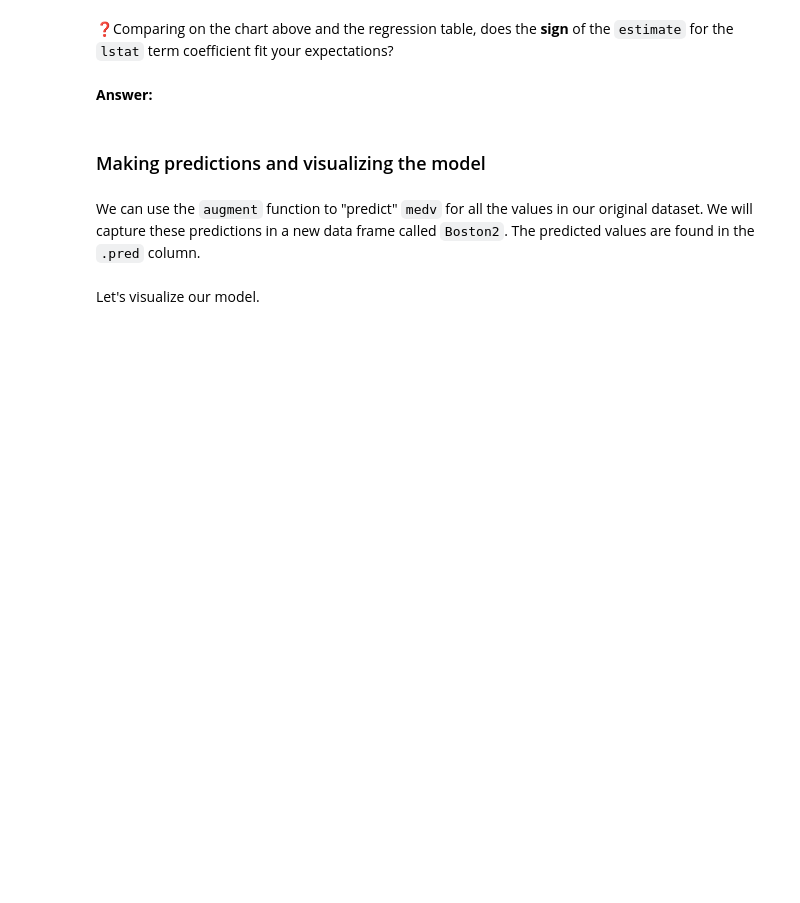
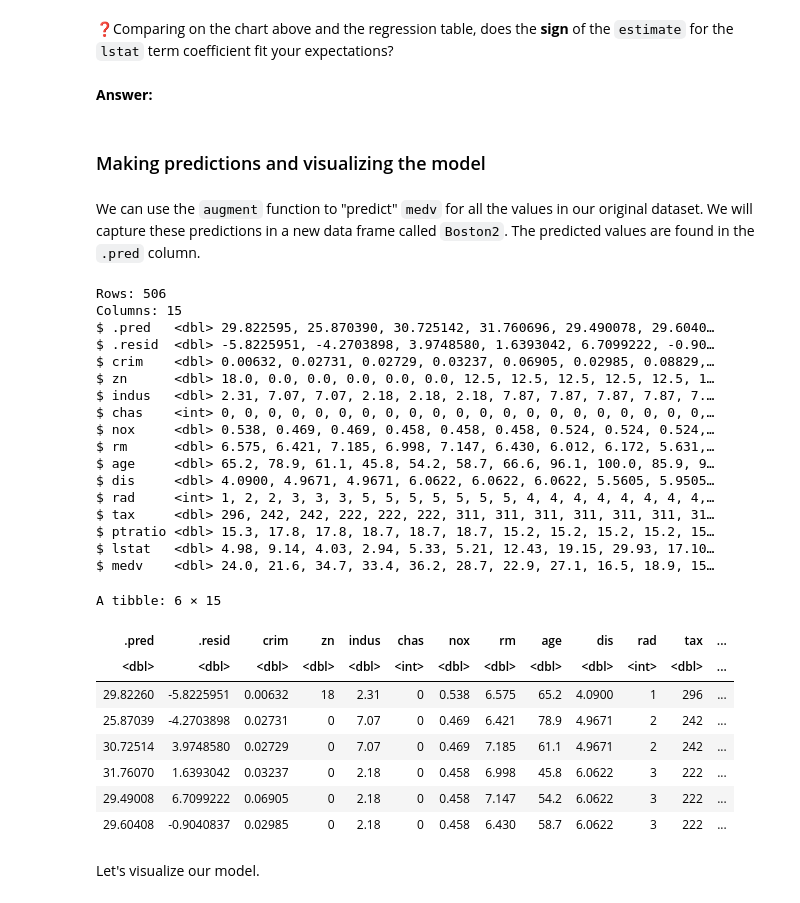
Before and after one commit to UNC-DATA-730/unit-3-assignment-dlee002, a Jupyter notebook: assignment3.ipynb, the cells around one changed output. Drawn from its saved outputs; the diff is of its cells as text; code cells hidden in the pictures; blank space fills up the shorter version.

```diff
--- a/assignment3.ipynb
+++ b/assignment3.ipynb
@@ -95,7 +135,36 @@ We can use the `augment` function to "predict" `medv` for all the values in our
 # %%
 Boston2 = augment(mod_fit, Boston)
 
 glimpse(Boston2)
+
+Boston2 |> head()
+# %% [output]
+Rows: 506
+Columns: 15
+$ .pred   <dbl> 29.822595, 25.870390, 30.725142, 31.760696, 29.490078, 29.6040…
+$ .resid  <dbl> -5.8225951, -4.2703898, 3.9748580, 1.6393042, 6.7099222, -0.90…
+$ crim    <dbl> 0.00632, 0.02731, 0.02729, 0.03237, 0.06905, 0.02985, 0.08829,…
+$ zn      <dbl> 18.0, 0.0, 0.0, 0.0, 0.0, 0.0, 12.5, 12.5, 12.5, 12.5, 12.5, 1…
+$ indus   <dbl> 2.31, 7.07, 7.07, 2.18, 2.18, 2.18, 7.87, 7.87, 7.87, 7.87, 7.…
+$ chas    <int> 0, 0, 0, 0, 0, 0, 0, 0, 0, 0, 0, 0, 0, 0, 0, 0, 0, 0, 0, 0, 0,…
+$ nox     <dbl> 0.538, 0.469, 0.469, 0.458, 0.458, 0.458, 0.524, 0.524, 0.524,…
+$ rm      <dbl> 6.575, 6.421, 7.185, 6.998, 7.147, 6.430, 6.012, 6.172, 5.631,…
+$ age     <dbl> 65.2, 78.9, 61.1, 45.8, 54.2, 58.7, 66.6, 96.1, 100.0, 85.9, 9…
+$ dis     <dbl> 4.0900, 4.9671, 4.9671, 6.0622, 6.0622, 6.0622, 5.5605, 5.9505…
+$ rad     <int> 1, 2, 2, 3, 3, 3, 5, 5, 5, 5, 5, 5, 5, 4, 4, 4, 4, 4, 4, 4, 4,…
+$ tax     <dbl> 296, 242, 242, 222, 222, 222, 311, 311, 311, 311, 311, 311, 31…
+$ ptratio <dbl> 15.3, 17.8, 17.8, 18.7, 18.7, 18.7, 15.2, 15.2, 15.2, 15.2, 15…
+$ lstat   <dbl> 4.98, 9.14, 4.03, 2.94, 5.33, 5.21, 12.43, 19.15, 29.93, 17.10…
+$ medv    <dbl> 24.0, 21.6, 34.7, 33.4, 36.2, 28.7, 22.9, 27.1, 16.5, 18.9, 15…
+A tibble: 6 × 15
+| .pred | .resid | crim | zn | indus | chas | nox | rm | age | dis | rad | tax | ... |
+| <dbl> | <dbl> | <dbl> | <dbl> | <dbl> | <int> | <dbl> | <dbl> | <dbl> | <dbl> | <int> | <dbl> | ... |
+| 29.82260 | -5.8225951 | 0.00632 | 18 | 2.31 | 0 | 0.538 | 6.575 | 65.2 | 4.0900 | 1 | 296 | ... |
+| 25.87039 | -4.2703898 | 0.02731 | 0 | 7.07 | 0 | 0.469 | 6.421 | 78.9 | 4.9671 | 2 | 242 | ... |
+| 30.72514 | 3.9748580 | 0.02729 | 0 | 7.07 | 0 | 0.469 | 7.185 | 61.1 | 4.9671 | 2 | 242 | ... |
+| 31.76070 | 1.6393042 | 0.03237 | 0 | 2.18 | 0 | 0.458 | 6.998 | 45.8 | 6.0622 | 3 | 222 | ... |
+| 29.49008 | 6.7099222 | 0.06905 | 0 | 2.18 | 0 | 0.458 | 7.147 | 54.2 | 6.0622 | 3 | 222 | ... |
+| 29.60408 | -0.9040837 | 0.02985 | 0 | 2.18 | 0 | 0.458 | 6.430 | 58.7 | 6.0622 | 3 | 222 | ... |
 # %% [markdown]
 Let's visualize our model.
 # %%
```
Also changed, not shown: parts of 10 cells of this notebook.
